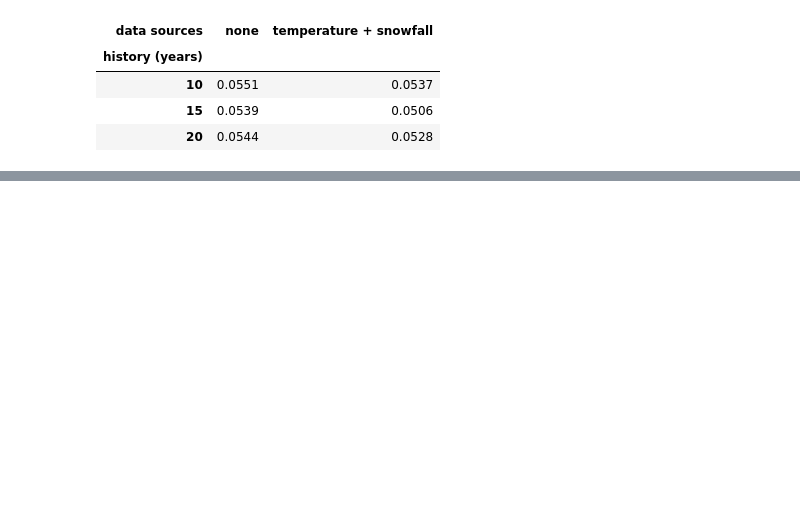
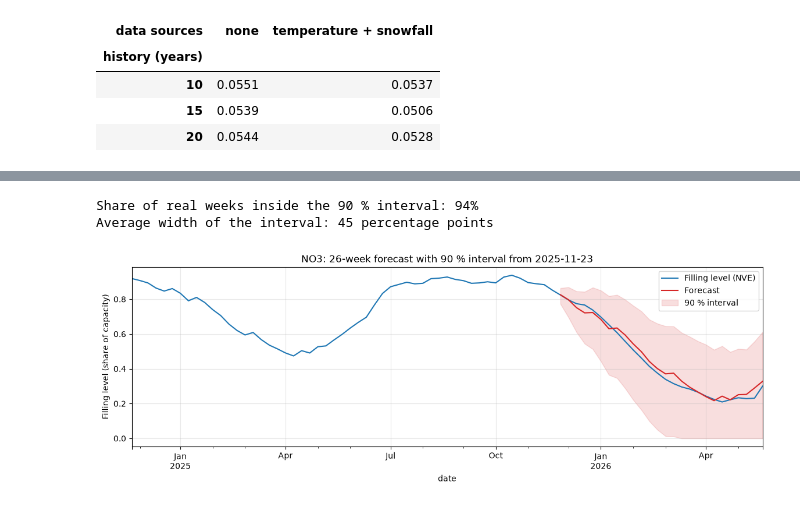
Before and after one commit to Knutis1/IND320_Application, a Jupyter notebook: App/notebooks/Task4.ipynb, the cells around one changed output, grey strips where cells are left out. Drawn from its saved outputs; the diff is of its cells as text; code cells hidden in the pictures; blank space fills up the shorter version.

```diff
--- a/App/notebooks/Task4.ipynb
+++ b/App/notebooks/Task4.ipynb
@@ -491,0 +503,34 @@ display(pd.DataFrame(rows).pivot(index="history (years)", columns="data sources"
+# %%
+# 90 % interval from two quantile models, tested on the same 15 start weeks as above
+best_exog = [c for c in ["temperature", "snowfall"] if c in exog]
+inside, width = [], []
+for o in origins:
+    o = weekly_fill.index[weekly_fill.index <= o][-1]
+    lower = forecast_filling(fill_no3, exog, best_exog, end=o, horizon=HORIZON, quantile=0.05, **DEFAULTS)
+    upper = forecast_filling(fill_no3, exog, best_exog, end=o, horizon=HORIZON, quantile=0.95, **DEFAULTS)
+    actual = weekly_fill.reindex(lower.index)
+    inside.append(((actual >= lower) & (actual <= upper)).mean())
+    width.append((upper - lower).mean())
+
+print(f"Share of real weeks inside the 90 % interval: {np.mean(inside):.0%}")
+print(f"Average width of the interval: {np.mean(width) * 100:.0f} percentage points")
+# %% [output]
+Share of real weeks inside the 90 % interval: 94%
+Average width of the interval: 45 percentage points
+# %%
+# Example: forecast with interval from one year ago, compared with what happened
+start = weekly_fill.index[-53]
+mid = forecast_filling(fill_no3, exog, best_exog, end=start, horizon=26, **DEFAULTS)
+low = forecast_filling(fill_no3, exog, best_exog, end=start, horizon=26, quantile=0.05, **DEFAULTS)
+high = forecast_filling(fill_no3, exog, best_exog, end=start, horizon=26, quantile=0.95, **DEFAULTS)
+
+fig, ax = plt.subplots(figsize=(14, 4))
+weekly_fill.loc[start - pd.DateOffset(years=1):mid.index[-1]].plot(ax=ax, label="Filling level (NVE)")
+mid.plot(ax=ax, color="tab:red", label="Forecast")
+ax.fill_between(low.index, low, high, color="tab:red", alpha=0.15, label="90 % interval")
+ax.set_ylabel("Filling level (share of capacity)")
+ax.set_title(f"NO3: 26-week forecast with 90 % interval from {start.date()}")
+ax.legend(); ax.grid(alpha=0.3)
+plt.show()
+# %% [output]
+[figure, added]
```
Also changed, not shown: parts of 30 cells of this notebook, 17 other files.
